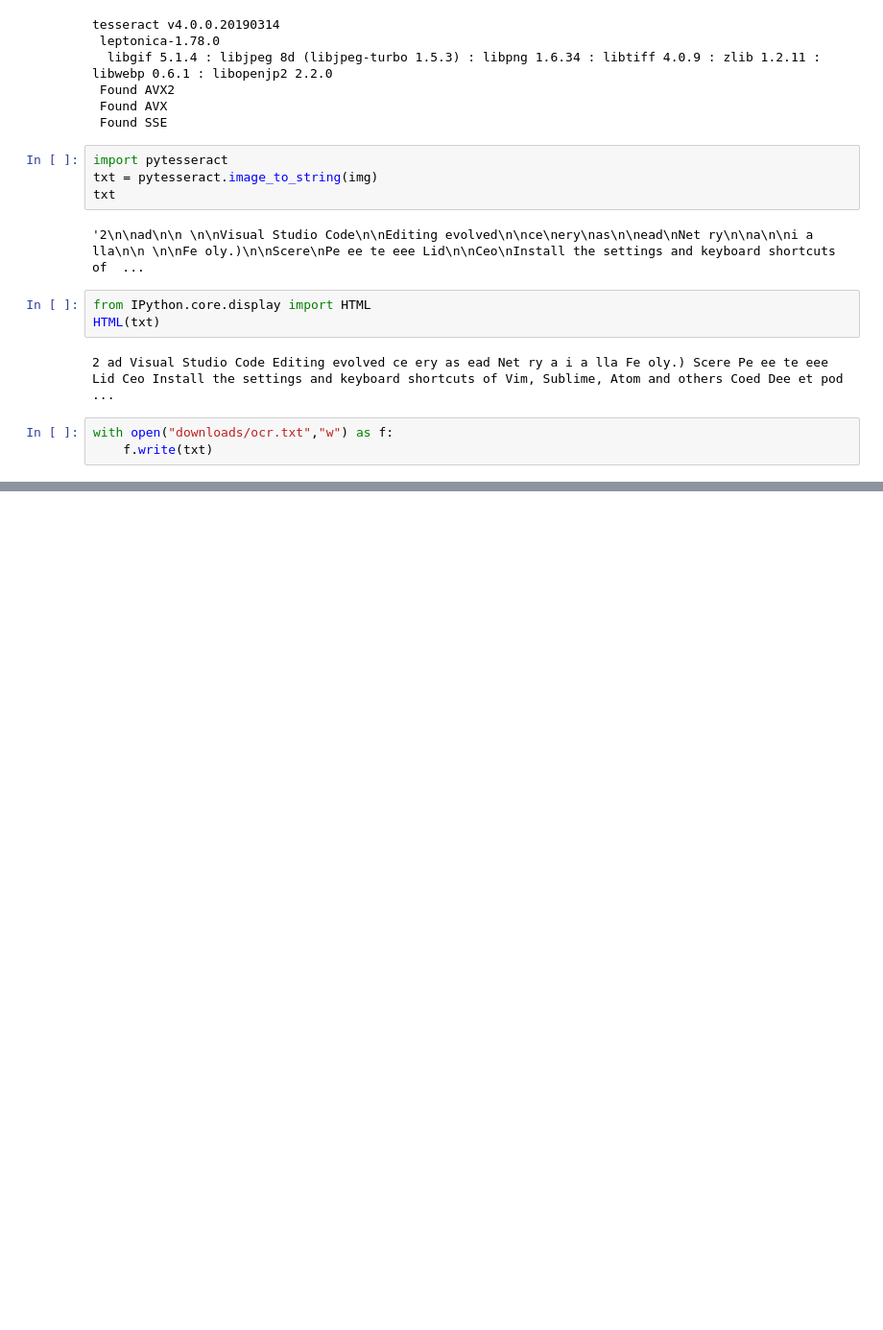
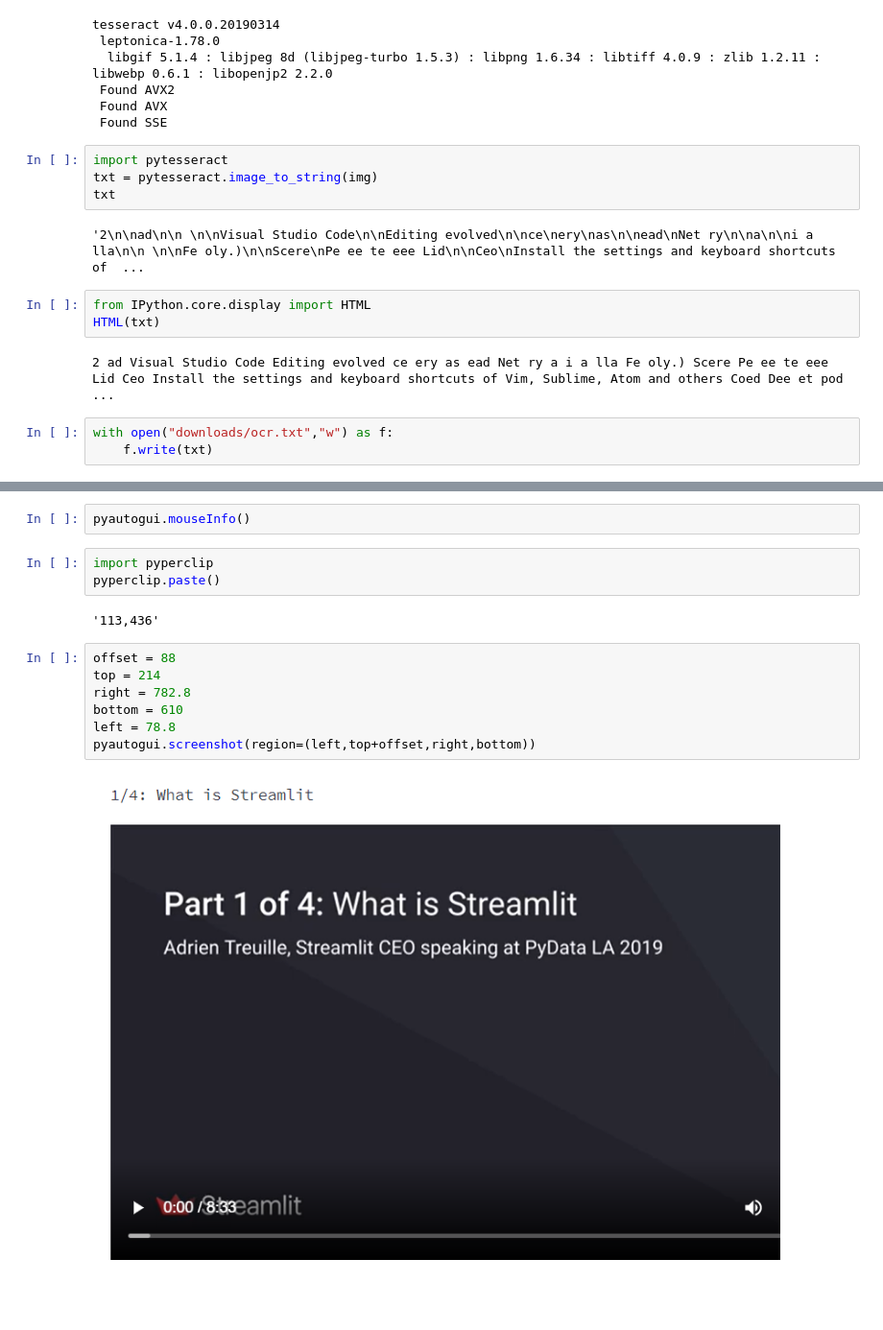
Before and after one commit to slevin48/video-analyzer, a Jupyter notebook: notebook.ipynb, the cells around one changed output, grey strips where cells are left out. Shown: that part at 96% size. Cells and saved outputs as stored; diff of their text form; blank space fills up the shorter version.

```diff
--- a/notebook.ipynb
+++ b/notebook.ipynb
@@ -158,0 +184,16 @@ with open("downloads/ocr.txt","w") as f:
+# %%
+pyautogui.mouseInfo()
+# %%
+import pyperclip
+pyperclip.paste()
+# %% [output]
+'113,436'
+# %%
+offset = 88
+top = 214
+right = 782.8
+bottom = 610
+left = 78.8
+pyautogui.screenshot(region=(left,top+offset,right,bottom))
+# %% [output]
+[figure, added]
```
Also changed, not shown: parts of 16 cells of this notebook, 13 other files.
